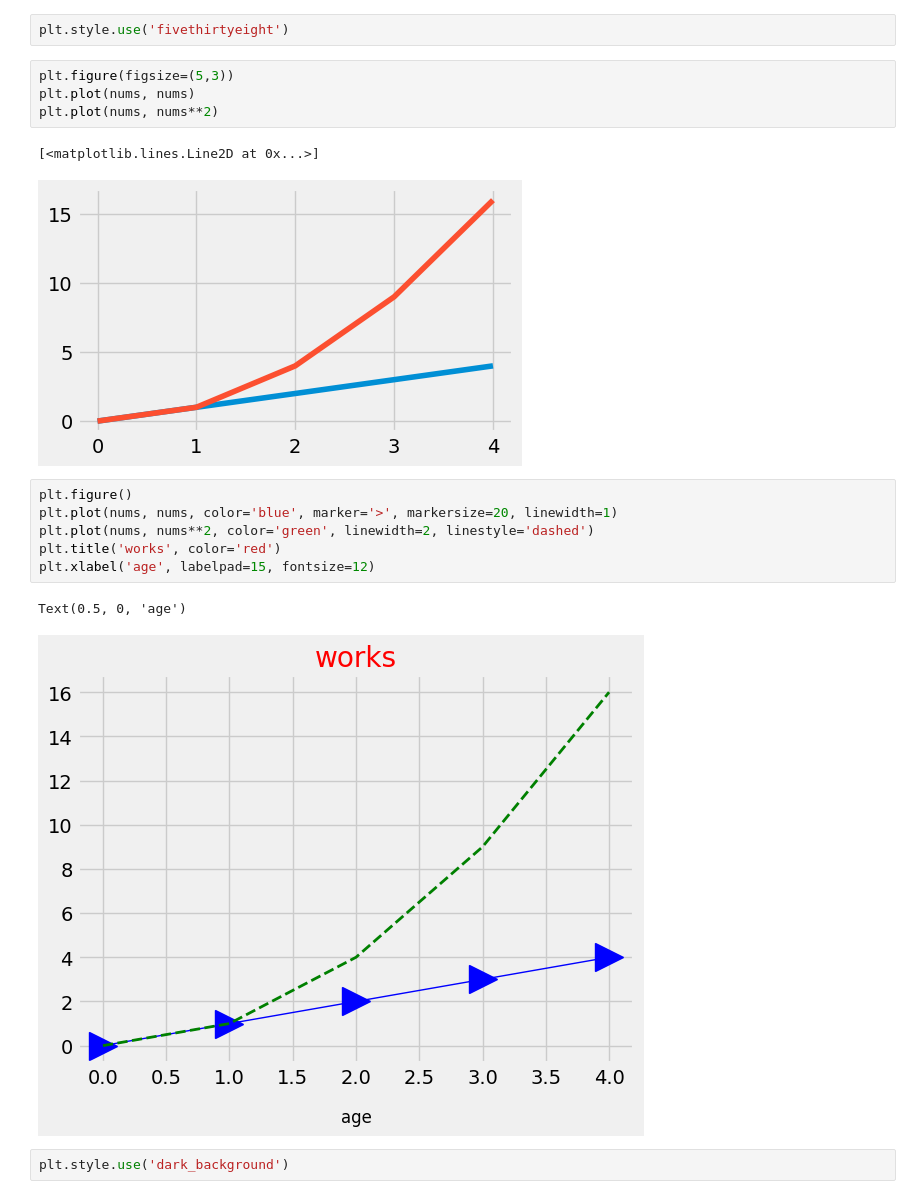
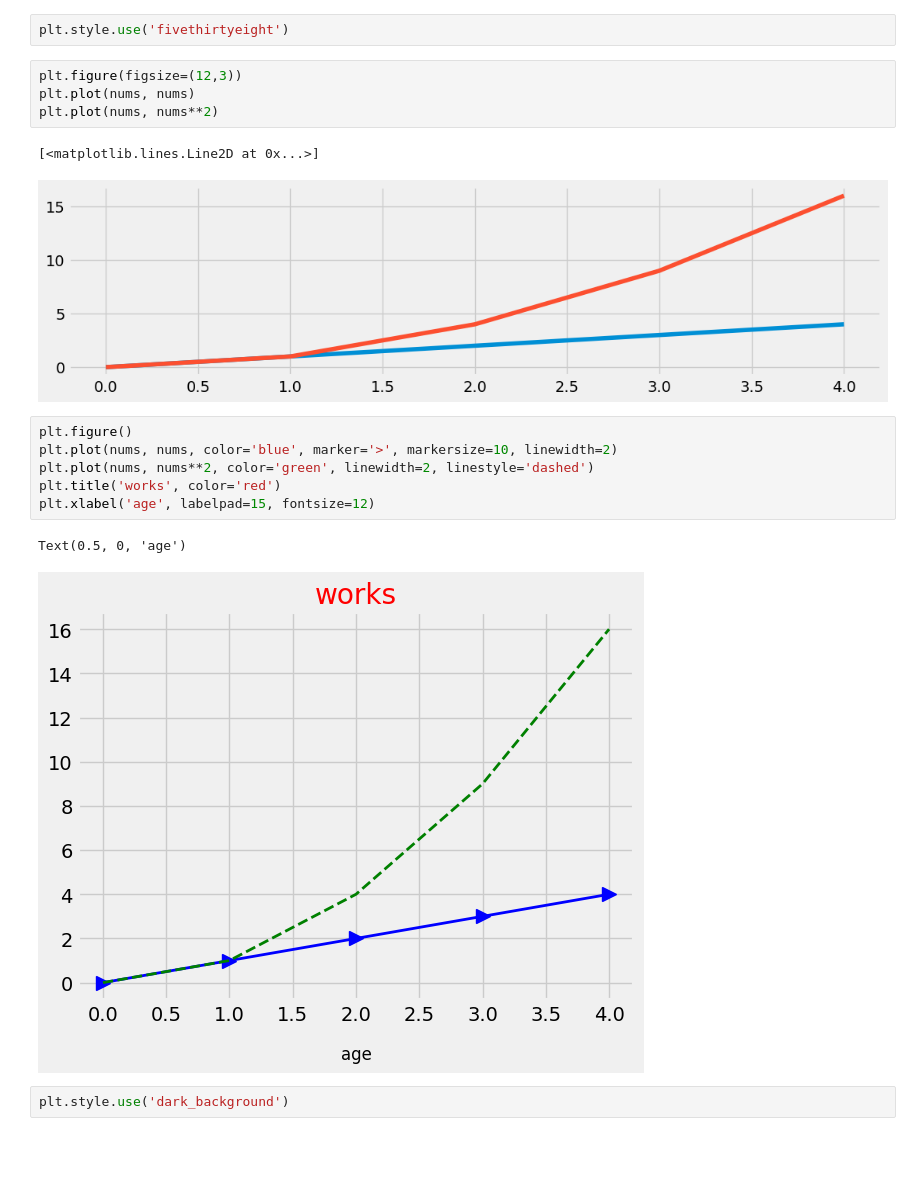
Before and after one commit to chenmargalit/10X-ML-Engineer---Python-Excercises, a Jupyter notebook: visualization/Lesson.ipynb, the cells around one changed output. Cells and saved outputs as stored; diff of their text form; blank space fills up the shorter version.

```diff
--- a/visualization/Lesson.ipynb
+++ b/visualization/Lesson.ipynb
@@ -309,21 +308,21 @@ plt.style.available
 # %%
 plt.style.use('fivethirtyeight')
 # %%
-plt.figure(figsize=(5,3))
+plt.figure(figsize=(12,3))
 plt.plot(nums, nums)
 plt.plot(nums, nums**2)
 # %% [output]
 [<matplotlib.lines.Line2D at 0x...>]
-[figure, old version]
+[figure, new version]
 # %%
 plt.figure()
-plt.plot(nums, nums, color='blue', marker='>', markersize=20, linewidth=1)
+plt.plot(nums, nums, color='blue', marker='>', markersize=10, linewidth=2)
 plt.plot(nums, nums**2, color='green', linewidth=2, linestyle='dashed')
 plt.title('works', color='red')
 plt.xlabel('age', labelpad=15, fontsize=12)
 # %% [output]
 Text(0.5, 0, 'age')
-[figure, old version]
+[figure, new version]
 # %%
 plt.style.use('dark_background')
 # %%
```
Also changed, not shown: parts of 19 cells of this notebook, 36 other files.
